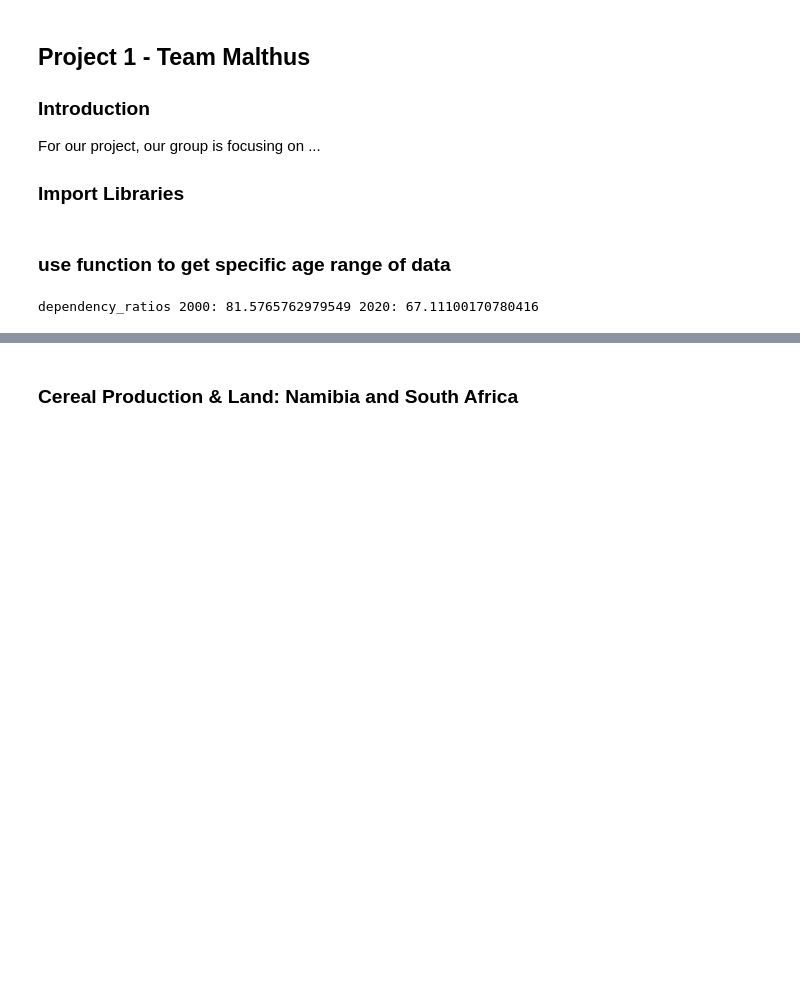
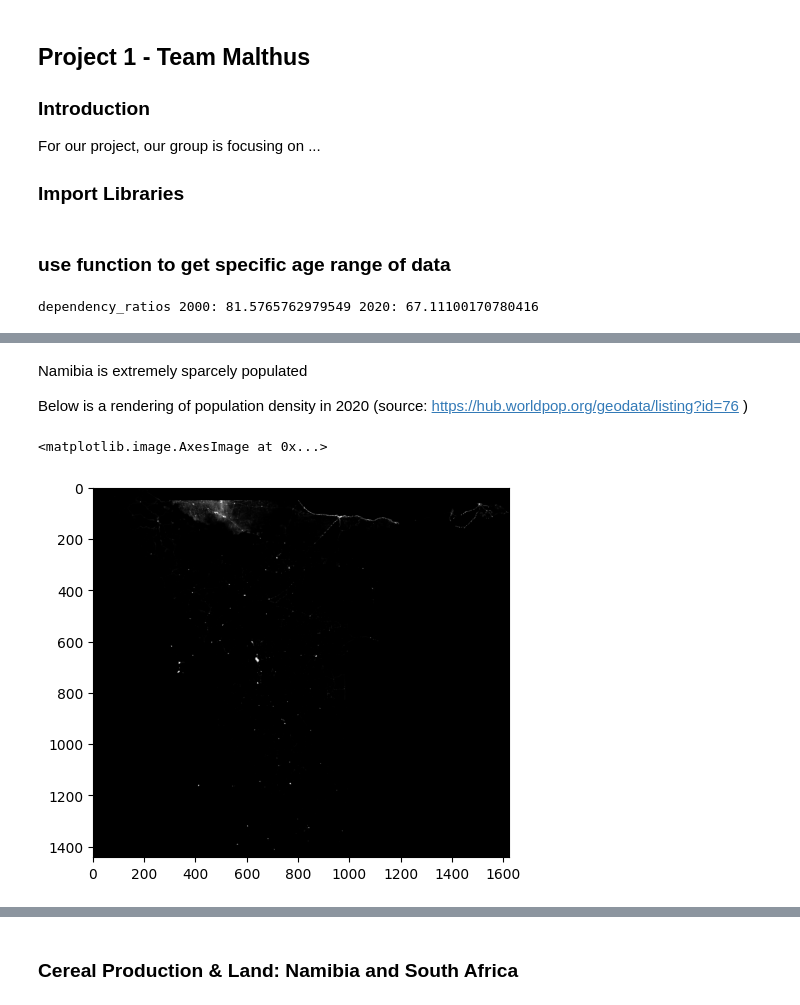
Before and after one commit to Chris-Nicholas-collaborators/EEP153_team_Malthus, a Jupyter notebook: Project1/project1.ipynb, the cells around one changed output, grey strips where cells are left out. Cells and saved outputs as stored; diff of their text form; code cells hidden in the pictures; blank space fills up the shorter version.

Commit message:
added basic visualization, functions

```diff
--- a/Project1/project1.ipynb
+++ b/Project1/project1.ipynb
@@ -71,3 +92,18 @@ dependency_ratios 2000: 81.5765762979549 2020: 67.11100170780416
+# %% [markdown]
+Namibia is extremely sparcely populated
+
+Below is a rendering of population density in 2020
+(source: https://hub.worldpop.org/geodata/listing?id=76 )
+# %%
+
+f = plt.figure()
+
+src = plt.imread('data/nam_pd_2020_1km.tif')
+
+plt.imshow(src)
+# %% [output]
+<matplotlib.image.AxesImage at 0x...>
+[figure, added]
 # %%
 
 def get_population_df (country):
```
Also changed, not shown: parts of 2 cells of this notebook, 3 other files.
